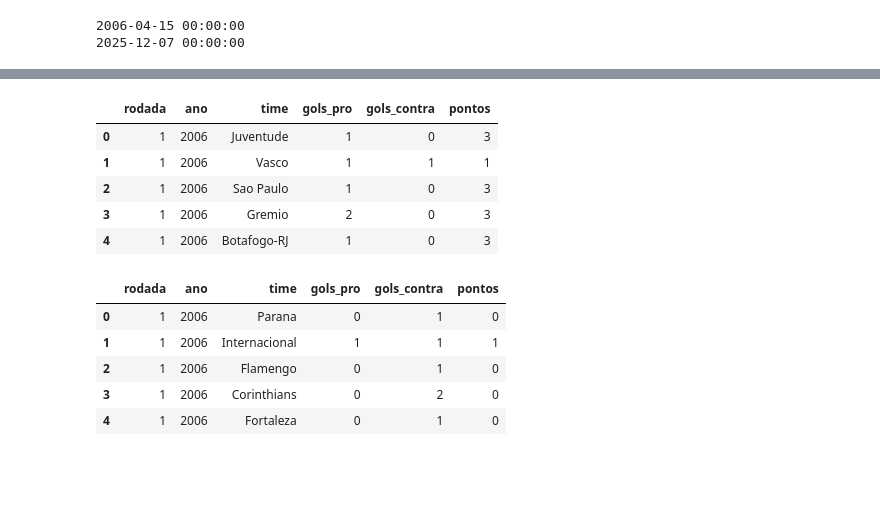
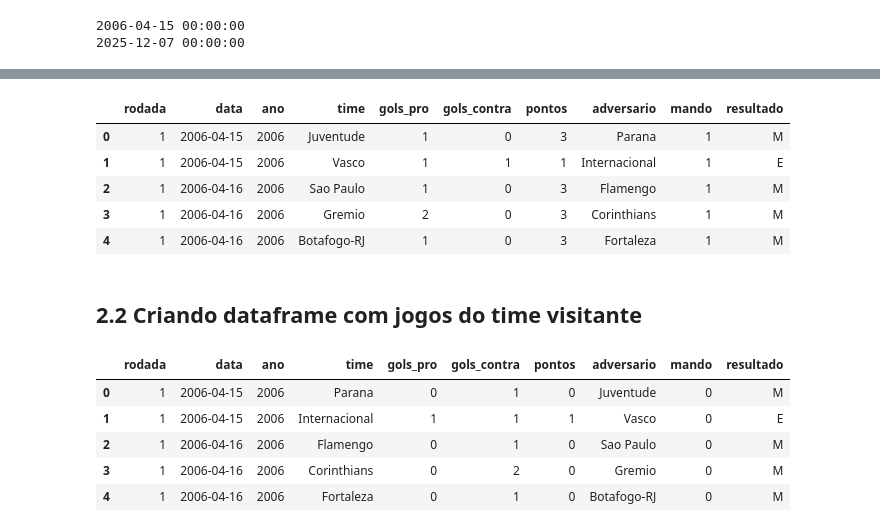
Before and after one commit to murilojusti/previsao_brasileirao, a Jupyter notebook: previsao.ipynb, the cells around one changed output, grey strips where cells are left out. Drawn from its saved outputs; the diff is of its cells as text; code cells hidden in the pictures; blank space fills up the shorter version.

```diff
--- a/previsao.ipynb
+++ b/previsao.ipynb
@@ -130,30 +167,35 @@ df
 # %%
 # Criando dataframe apenas com os jogos dos times mandante
-df_mandante = df[['rodada', 'ano', 'mandante', 'placar_mandante', 'placar_visitante', 'pontos_mandante']]
+df_mandante = df[['rodada', 'data', 'ano', 'mandante', 'placar_mandante', 'placar_visitante', 'pontos_mandante', 'visitante']]
 
 # Renomeando as colunas
-df_mandante = df_mandante.rename(columns={'rodada':'rodada', 'ano':'ano', 'mandante':'time', 'placar_mandante':'gols_pro', 'placar_visitante':'gols_contra', 'pontos_mandante':'pontos'})
-
-df_mandante.head()
+df_mandante = df_mandante.rename(columns={'rodada':'rodada', 'data':'data', 'ano':'ano', 'mandante':'time', 'placar_mandante':'gols_pro', 'placar_visitante':'gols_contra', 'pontos_mandante':'pontos', 'visitante':'adversario'})
-# %% [output]
-|  | rodada | ano | time | gols_pro | gols_contra | pontos |
-| 0 | 1 | 2006 | Juventude | 1 | 0 | 3 |
-| 1 | 1 | 2006 | Vasco | 1 | 1 | 1 |
-| 2 | 1 | 2006 | Sao Paulo | 1 | 0 | 3 |
-| 3 | 1 | 2006 | Gremio | 2 | 0 | 3 |
-| 4 | 1 | 2006 | Botafogo-RJ | 1 | 0 | 3 |
+# %%
+condicoes_resultado_mandante = [
+    df_mandante['gols_pro'] > df_mandante['gols_contra'],
+    df_mandante['gols_pro'] == df_mandante['gols_contra'],
+    df_mandante['gols_pro'] < df_mandante['gols_contra']
+]
+
+resultado_mandante = ['M', 'E', 'V']
+# %%
+df_mandante['mando'] = 1
+
+df_mandante['resultado'] = np.select(condicoes_resultado_mandante, resultado_mandante, default='Indefinido')
+
+df_mandante.head()
+# %% [output]
+|  | rodada | data | ano | time | gols_pro | gols_contra | pontos | adversario | mando | resultado |
+| 0 | 1 | 2006-04-15 | 2006 | Juventude | 1 | 0 | 3 | Parana | 1 | M |
+| 1 | 1 | 2006-04-15 | 2006 | Vasco | 1 | 1 | 1 | Internacional | 1 | E |
+| 2 | 1 | 2006-04-16 | 2006 | Sao Paulo | 1 | 0 | 3 | Flamengo | 1 | M |
+| 3 | 1 | 2006-04-16 | 2006 | Gremio | 2 | 0 | 3 | Corinthians | 1 | M |
+| 4 | 1 | 2006-04-16 | 2006 | Botafogo-RJ | 1 | 0 | 3 | Fortaleza | 1 | M |
+# %% [markdown]
+## 2.2 Criando dataframe com jogos do time visitante
 # %%
 # Criando dataframe apenas com os jogos dos times visitantes
-df_visitante = df[['rodada', 'ano', 'visitante', 'placar_visitante', 'placar_mandante', 'pontos_visitante']]
+df_visitante = df[['rodada', 'data', 'ano', 'visitante', 'placar_visitante', 'placar_mandante', 'pontos_visitante', 'mandante']]
 
 # Renomeando as colunas
-df_visitante = df_visitante.rename(columns={'rodada':'rodada', 'ano':'ano', 'visitante':'time', 'placar_visitante':'gols_pro', 'placar_mandante':'gols_contra', 'pontos_visitante':'pontos'})
-
-df_visitante.head()
+df_visitante = df_visitante.rename(columns={'rodada':'rodada', 'data':'data', 'ano':'ano', 'visitante':'time', 'placar_visitante':'gols_pro', 'placar_mandante':'gols_contra', 'pontos_visitante':'pontos', 'mandante':'adversario'})
-# %% [output]
-|  | rodada | ano | time | gols_pro | gols_contra | pontos |
-| 0 | 1 | 2006 | Parana | 0 | 1 | 0 |
-| 1 | 1 | 2006 | Internacional | 1 | 1 | 1 |
-| 2 | 1 | 2006 | Flamengo | 0 | 1 | 0 |
-| 3 | 1 | 2006 | Corinthians | 0 | 2 | 0 |
-| 4 | 1 | 2006 | Fortaleza | 0 | 1 | 0 |
@@ -159,0 +210,13 @@ df_visitante.head()
+# %%
+df_visitante['mando'] = 0
+
+df_visitante['resultado'] = np.select(condicoes_resultado_visitante, resultado_visitante, default='Indefinido')
+
+df_visitante.head()
+# %% [output]
+|  | rodada | data | ano | time | gols_pro | gols_contra | pontos | adversario | mando | resultado |
+| 0 | 1 | 2006-04-15 | 2006 | Parana | 0 | 1 | 0 | Juventude | 0 | M |
+| 1 | 1 | 2006-04-15 | 2006 | Internacional | 1 | 1 | 1 | Vasco | 0 | E |
+| 2 | 1 | 2006-04-16 | 2006 | Flamengo | 0 | 1 | 0 | Sao Paulo | 0 | M |
+| 3 | 1 | 2006-04-16 | 2006 | Corinthians | 0 | 2 | 0 | Gremio | 0 | M |
+| 4 | 1 | 2006-04-16 | 2006 | Fortaleza | 0 | 1 | 0 | Botafogo-RJ | 0 | M |
```
Also changed, not shown: parts of 27 cells of this notebook.
